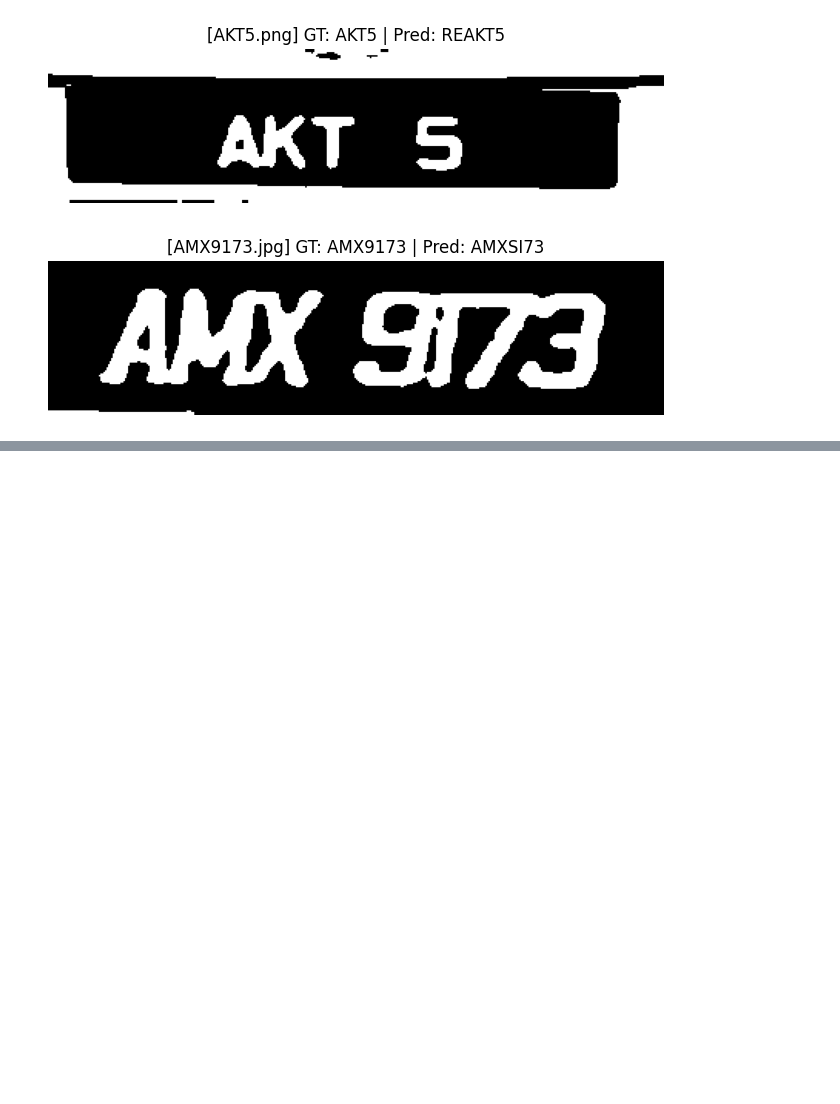
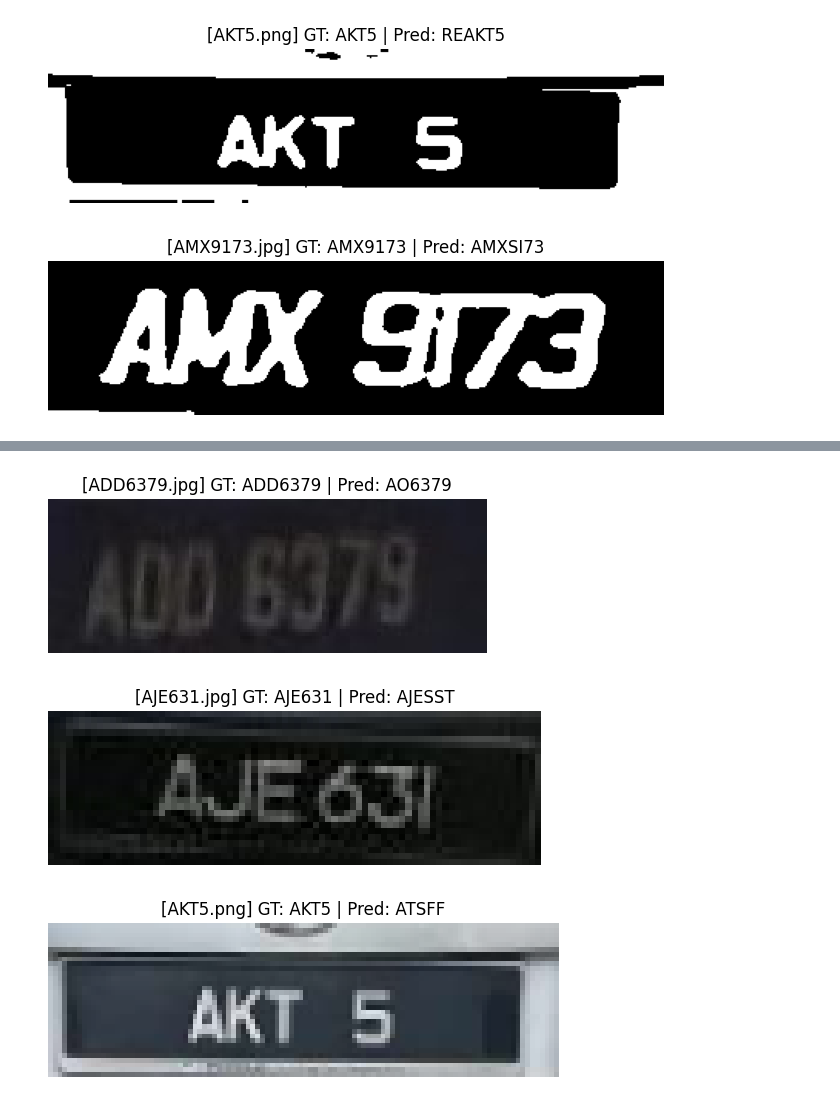
Before and after one commit to corguin47/RealTimeAIMalaysianCarplateDetection, a Jupyter notebook: CarPlateForOCR/Tesseract.ipynb, the cells around one changed output, grey strips where cells are left out. Drawn from its saved outputs; the diff is of its cells as text; code cells hidden in the pictures; blank space fills up the shorter version.

```diff
--- a/CarPlateForOCR/Tesseract.ipynb
+++ b/CarPlateForOCR/Tesseract.ipynb
@@ -100,3 +100,80 @@ for i, (info, img) in enumerate(failed_samples[:5]):
 [figure]
 [figure]
 [figure]
+# %%
+import os
+import cv2
+import pytesseract
+import pandas as pd
+import matplotlib.pyplot as plt
+
+# 📌 Set path to Tesseract executable
+pytesseract.pytesseract.tesseract_cmd = r"C:\Program Files\Tesseract-OCR\tesseract.exe"
+
+# 📁 Dataset base path and subfolders
+dataset_path = r"C:\Users\NITRO 5\OneDrive - Swinburne Sarawak\General - COS30018 INTELLIGENT SYSTEMS\Dataset\OCR\Combined"
+subfolders = ['train', 'test']
+
+# 🔧 Tesseract config
+tess_config = r'--oem 1 --psm 6'
+
+# 📊 Store all results here
+results = []
+failed_samples = []
+
+# 🔍 OCR processing function WITHOUT any pre-processing
+def direct_tesseract(image_path):
+    image = cv2.imread(image_path)
+    if image is None:
+        return "", None
+
+    # No preprocessing here
+    text = pytesseract.image_to_string(image, config=tess_config)
+    text = ''.join(filter(str.isalnum, text)).upper()
+    return text, image
+
+# 🔁 Loop through both train and test folders
+for sub in subfolders:
+    folder = os.path.join(dataset_path, sub)
+    for filename in os.listdir(folder):
+        if filename.lower().endswith(('.png', '.jpg', '.jpeg')):
+            image_path = os.path.join(folder, filename)
+            ground_truth = os.path.splitext(filename)[0].upper().replace(" ", "")
+            predicted_text, raw_img = direct_tesseract(image_path)
+
+            correct = (predicted_text == ground_truth)
+            result_entry = {
+                "file": filename,
+                "folder": sub,
+                "ground_truth": ground_truth,
+                "predicted": predicted_text,
+                "match": correct
+            }
+            results.append(result_entry)
+
+            if not correct:
+                failed_samples.append((result_entry, raw_img))
+
+            print(f"[{filename}] GT: {ground_truth} | Pred: {predicted_text} | ✅" if correct else f"[{filename}] GT: {ground_truth} | Pred: {predicted_text} | ❌")
+
+# 🧮 Final accuracy calculation
+total = len(results)
+correct = sum(r["match"] for r in results)
+accuracy = correct / total * 100
+print(f"\n🔍 Total Samples: {total} | Correct: {correct} | Accuracy: {accuracy:.2f}%")
+
+# 💾 Save results to Excel
+results_df = pd.DataFrame(results)
+output_file = os.path.join(dataset_path, "ocr_results_no_preprocessing.xlsx")
+results_df.to_excel(output_file, index=False)
+print(f"📁 Results saved to: {output_file}")
+
+# 🖼️ Show up to 5 failed predictions
+print("\n🔍 Showing up to 5 failed predictions:")
+for i, (info, img) in enumerate(failed_samples[:5]):
+    plt.figure(figsize=(8, 2))
+    plt.imshow(cv2.cvtColor(img, cv2.COLOR_BGR2RGB))
+    plt.title(f"[{info['file']}] GT: {info['ground_truth']} | Pred: {info['predicted']}")
+    plt.axis("off")
+    plt.show()
+# %% [output]
@@ -102,0 +197,3 @@ for i, (info, img) in enumerate(failed_samples[:5]):
+[figure, added]
+[figure, added]
+[figure, added]
```
Also changed, not shown: parts of 1 cell of this notebook, 7 other files.
